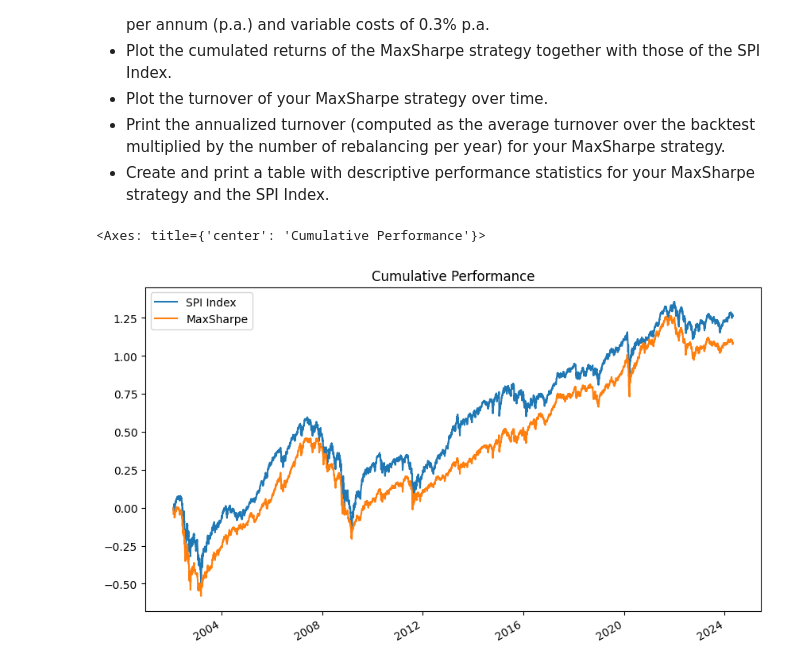
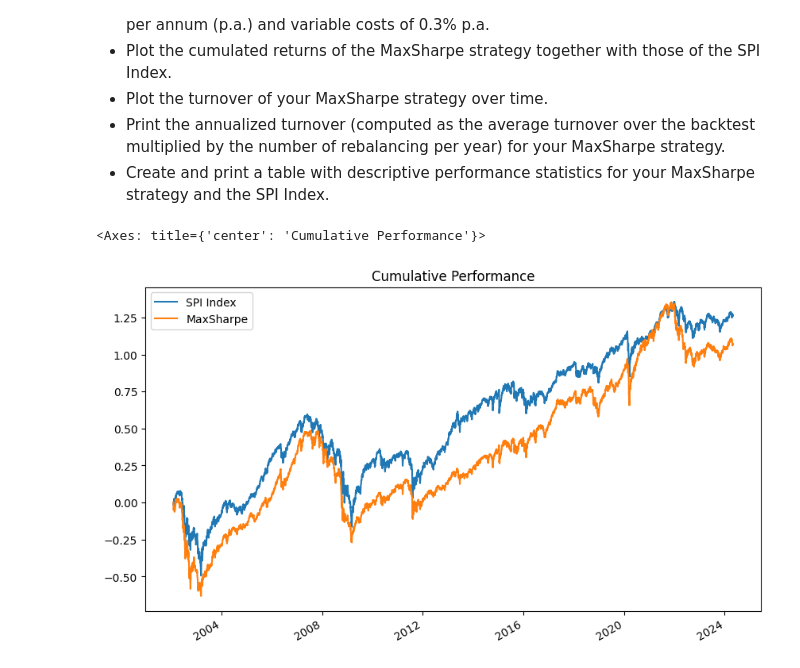
Before and after one commit to MatildeVenturi/qpmwp-course, a Jupyter notebook: assignments/assignment_3.ipynb, the cells around one changed output. Drawn from its saved outputs; the diff is of its cells as text; code cells hidden in the pictures.

```diff
--- a/assignments/assignment_3.ipynb
+++ b/assignments/assignment_3.ipynb
@@ -23,7 +23,7 @@ import pandas as pd
 
 # Add the project root directory to Python path
 # Import local modules
-project_root = os.path.dirname(os.path.dirname(os.getcwd()))   # Change this path if needed
+project_root = os.path.dirname(os.getcwd())   # Change this path if needed
 src_path = os.path.join(project_root, 'qpmwp-course', 'src') #changed for Macbook
 sys.path.append(project_root)
 sys.path.append(src_path)
@@ -131,7 +131,7 @@ rebdates = [date for date in rebdates if date > '2002-01-01']
 data = BacktestData()
 data.market_data = market_data_ffill  # notice that we use the forward filled market data here
 data.jkp_data = jkp_data
-data.bm_series = load_data_spi(path='../data/')
+data.bm_series = load_data_spi(path= project_root + '/qpmwp-course/data/')
 # %%
 # Define the selection item builders.
 selection_item_builders = {
@@ -403,26 +686,56 @@ Rebalancing date: 2024-01-31
 # %%
 fixed_costs = 0.01
 variable_costs = 0.003
 return_series = bs.data.get_return_series(weekdays_only=False)
 
-sim_ms = bt_ms.strategy.simulate(
+# Compute the portfolio returns locally because the current
+# Strategy.simulate() implementation applies costs with integer labels.
+sim_segments = []
+sim_rebdates = bt_ms.strategy.get_rebalancing_dates()
+
+for rebdate in sim_rebdates:
+    next_rebdate = (
+        sim_rebdates[sim_rebdates.index(rebdate) + 1]
+        if rebdate < sim_rebdates[-1]
+        else return_series.index[-1]
+    )
+
+    portfolio = bt_ms.strategy.get_portfolio(rebdate)
+    w_float = portfolio.float_weights(
+        return_series=return_series,
+        end_date=next_rebdate,
+        rescale=False,
+    )
+    sim_segments.append(w_float.sum(axis=1).pct_change(1))
+
+sim_ms = pd.concat(sim_segments).dropna()
+
+turnover_for_costs = bt_ms.strategy.turnover(
     return_series=return_series,
-    fc=fixed_costs,
-    vc=variable_costs
+    rescale=False,
 )
+varcost = turnover_for_costs * variable_costs
+sim_ms.iloc[0] -= varcost.iloc[0]
+sim_ms.loc[varcost.index[1:]] -= varcost.iloc[1:].to_numpy()
+
+n_days = (
+    sim_ms.index[1:] - sim_ms.index[:-1]
+).to_numpy().astype('timedelta64[D]').astype(int)
+fixcost = (1 + fixed_costs) ** (n_days / 252) - 1
+sim_ms.iloc[1:] -= fixcost
 
 sim = pd.concat({
     'bm': bs.data.bm_series,
     'ms': sim_ms,
 }, axis = 1).dropna()
 
 sim.columns = ['SPI Index', 'MaxSharpe']
 
 # Plot the cumulative returns of the strategy and the benchmark
 np.log(1 + sim).cumsum().plot(title='Cumulative Performance', figsize=(10, 6))
 # %% [output]
 <Axes: title={'center': 'Cumulative Performance'}>
-[figure, old version]
+[figure, new version]
 # %%
 # Turnover
 to_ms = bt_ms.strategy.turnover(return_series=return_series)
```
Also changed, not shown: parts of 13 cells of this notebook.
